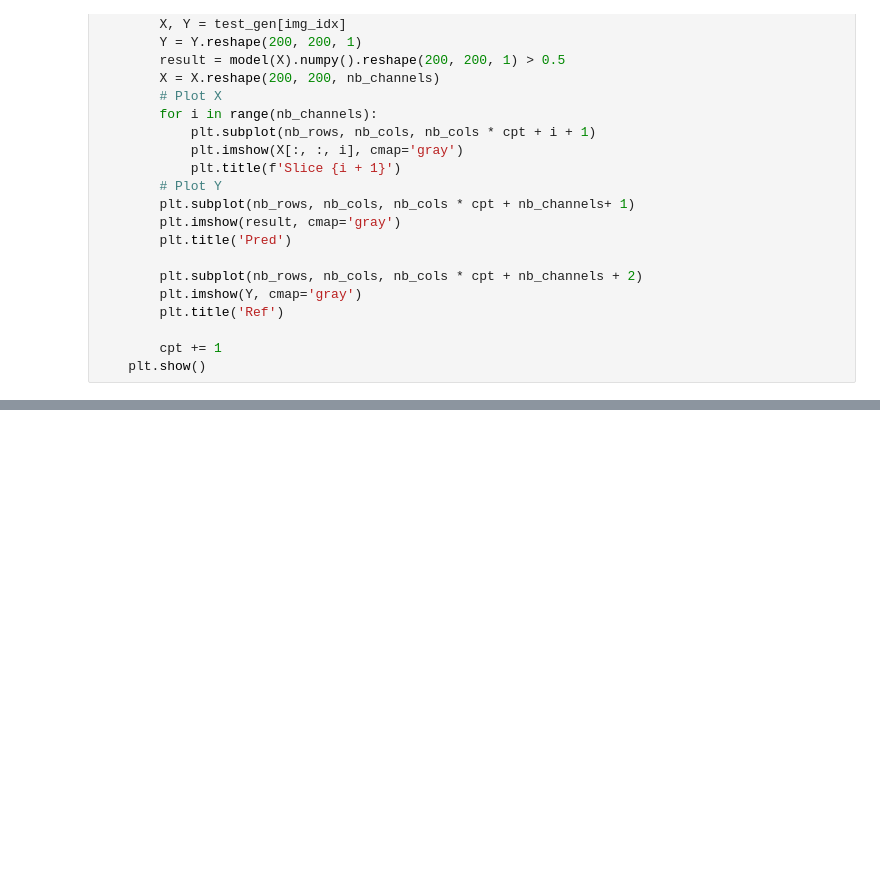
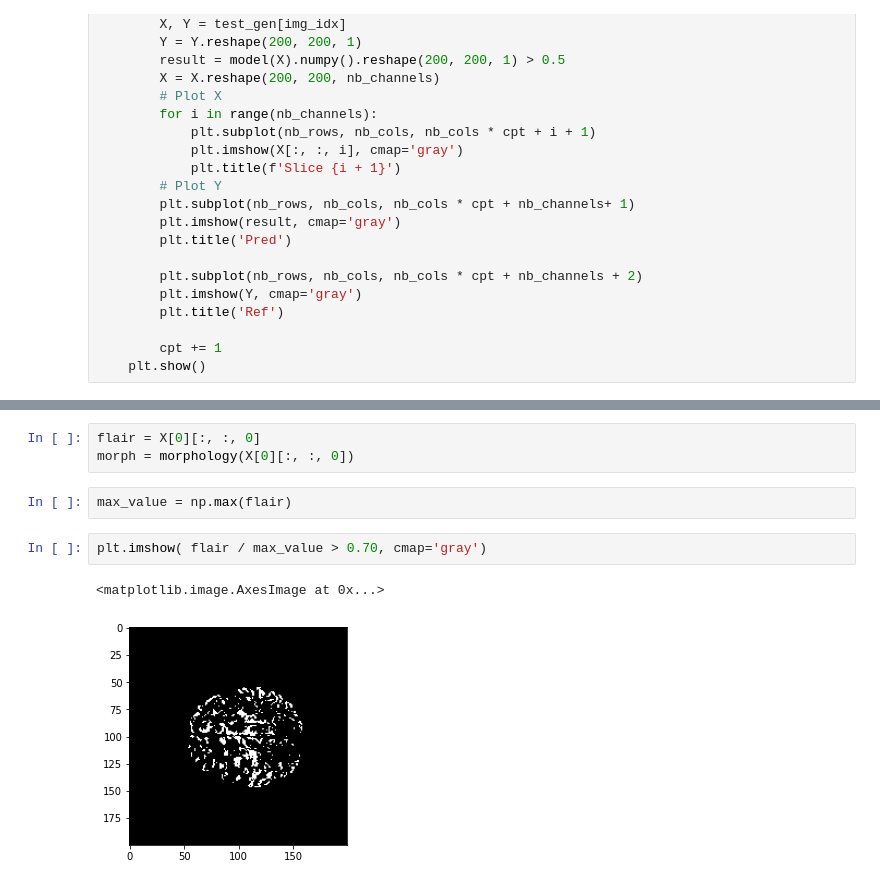
Before and after one commit to davidchen9830/wmh_challenge_segmentation, a Jupyter notebook: models/2d/test_model.ipynb, the cells around one changed output, grey strips where cells are left out. Drawn from its saved outputs; the diff is of its cells as text; blank space fills up the shorter version.

```diff
--- a/models/2d/test_model.ipynb
+++ b/models/2d/test_model.ipynb
@@ -143,0 +159,10 @@ show_results(indices[batch_number * 4: batch_number * 4 + 4])
+# %%
+flair = X[0][:, :, 0]
+morph = morphology(X[0][:, :, 0])
+# %%
+max_value = np.max(flair)
+# %%
+plt.imshow( flair / max_value > 0.70, cmap='gray')
+# %% [output]
+<matplotlib.image.AxesImage at 0x...>
+[figure, added]
```
Also changed, not shown: parts of 10 cells of this notebook, 2 other files.
